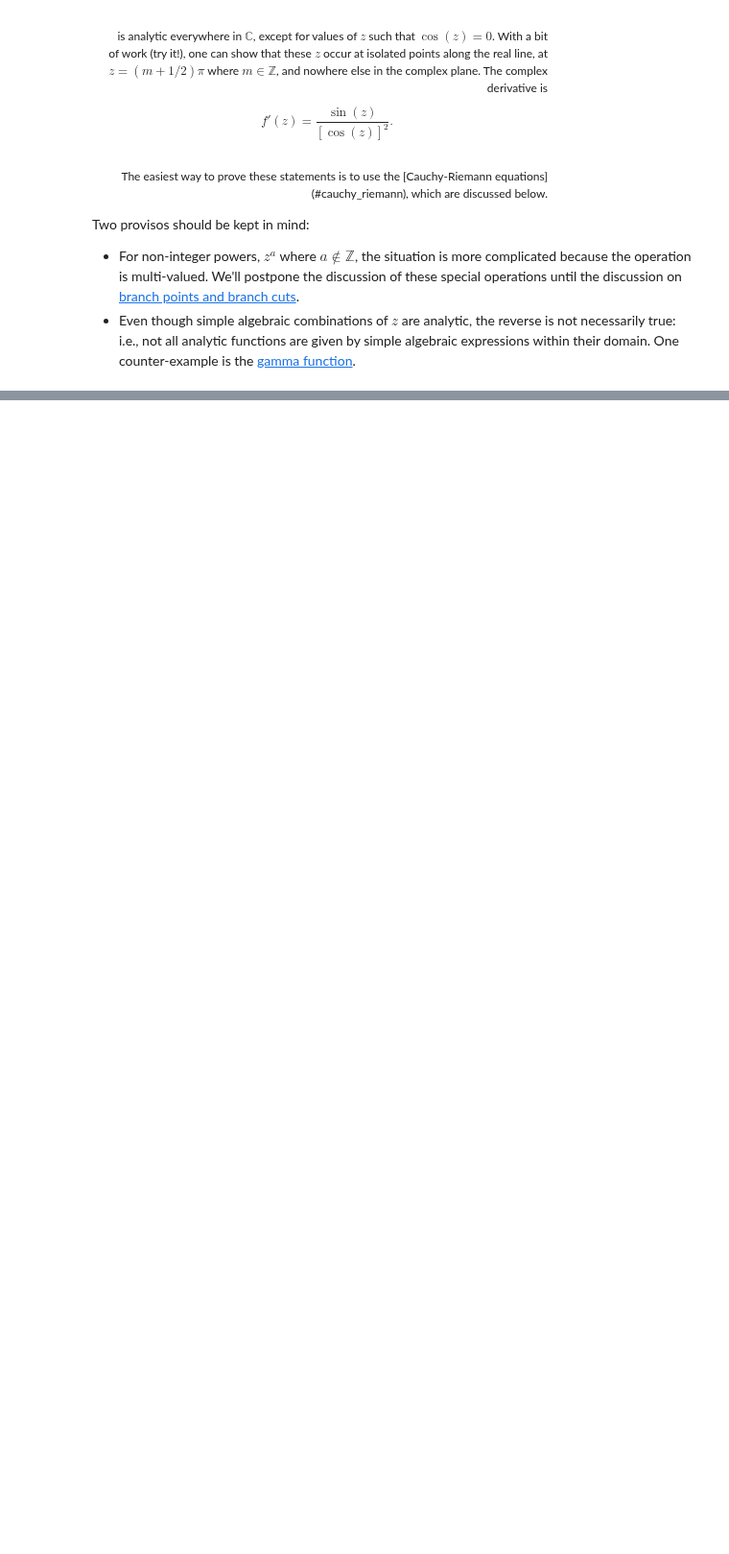
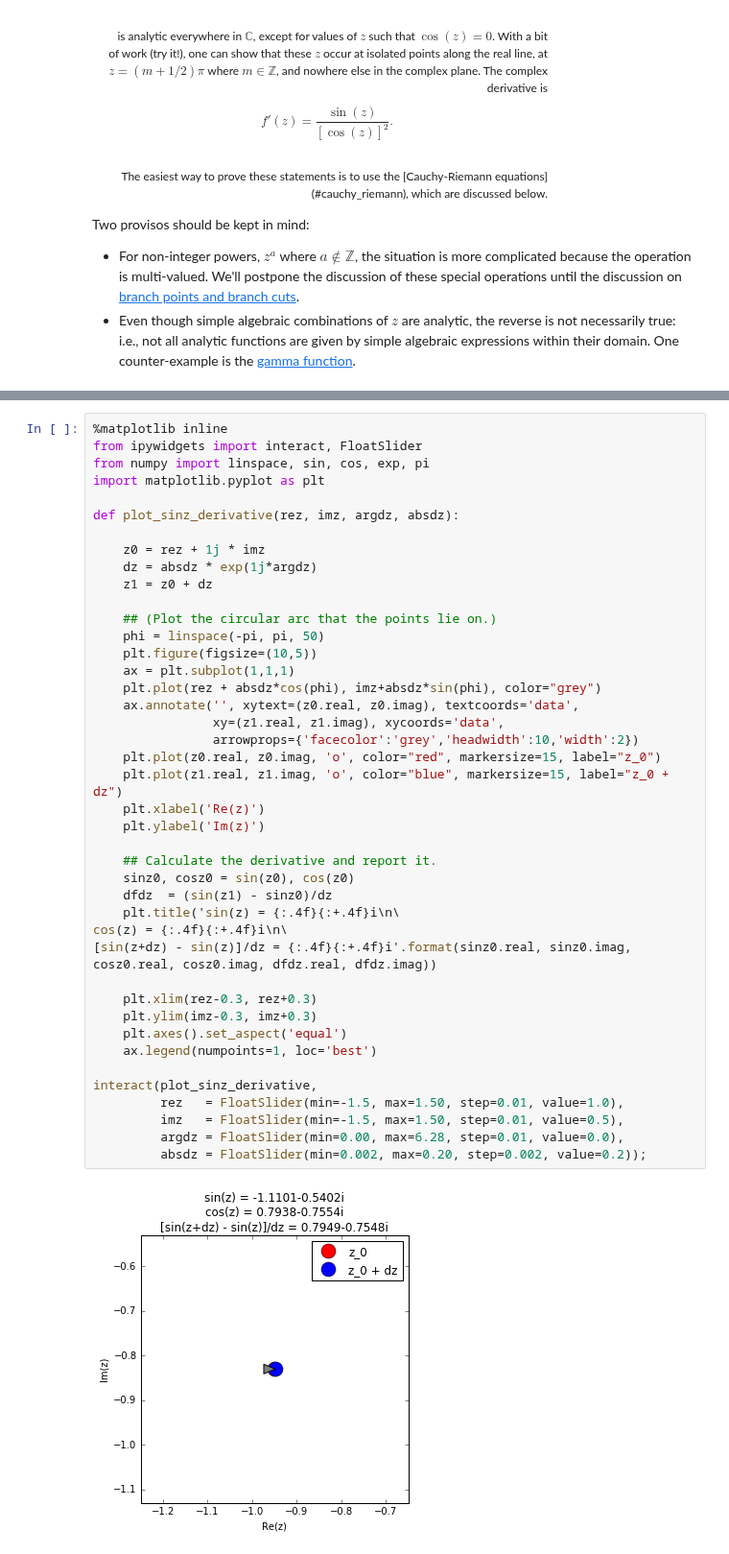
Before and after one commit to seewhydee/ntuphys_nb, a Jupyter notebook: complex_derivatives.ipynb, the cells around one changed output, grey strips where cells are left out. Shown at 96% size. Saved outputs shown, nothing was run; the diff lists cells and outputs as text; blank space fills up the shorter version.

```diff
--- a/complex_derivatives.ipynb
+++ b/complex_derivatives.ipynb
@@ -81,3 +87,47 @@ Two provisos should be kept in mind:
+# %%
+%matplotlib inline
+from ipywidgets import interact, FloatSlider
+from numpy import linspace, sin, cos, exp, pi
+import matplotlib.pyplot as plt
+
+def plot_sinz_derivative(rez, imz, argdz, absdz):
+
+    z0 = rez + 1j * imz
+    dz = absdz * exp(1j*argdz)
+    z1 = z0 + dz
+
+    ## (Plot the circular arc that the points lie on.)
+    phi = linspace(-pi, pi, 50)
+    plt.figure(figsize=(10,5))
+    ax = plt.subplot(1,1,1)
+    plt.plot(rez + absdz*cos(phi), imz+absdz*sin(phi), color="grey")
+    ax.annotate('', xytext=(z0.real, z0.imag), textcoords='data',
+                xy=(z1.real, z1.imag), xycoords='data',
+                arrowprops={'facecolor':'grey','headwidth':10,'width':2})
+    plt.plot(z0.real, z0.imag, 'o', color="red", markersize=15, label="z_0")
+    plt.plot(z1.real, z1.imag, 'o', color="blue", markersize=15, label="z_0 + dz")
+    plt.xlabel('Re(z)')
+    plt.ylabel('Im(z)')
+
+    ## Calculate the derivative and report it.
+    sinz0, cosz0 = sin(z0), cos(z0)
+    dfdz  = (sin(z1) - sinz0)/dz
+    plt.title('sin(z) = {:.4f}{:+.4f}i\n\
+cos(z) = {:.4f}{:+.4f}i\n\
+[sin(z+dz) - sin(z)]/dz = {:.4f}{:+.4f}i'.format(sinz0.real, sinz0.imag, cosz0.real, cosz0.imag, dfdz.real, dfdz.imag))
+
+    plt.xlim(rez-0.3, rez+0.3)
+    plt.ylim(imz-0.3, imz+0.3)
+    plt.axes().set_aspect('equal')
+    ax.legend(numpoints=1, loc='best')
+
+interact(plot_sinz_derivative,
+         rez   = FloatSlider(min=-1.5, max=1.50, step=0.01, value=1.0),
+         imz   = FloatSlider(min=-1.5, max=1.50, step=0.01, value=0.5),
+         argdz = FloatSlider(min=0.00, max=6.28, step=0.01, value=0.0),
+         absdz = FloatSlider(min=0.002, max=0.20, step=0.002, value=0.2));
+# %% [output]
+[figure, added]
 # %% [markdown]
 ## Cauchy-Riemann equations<a name="cauchy_riemann"></a>
 
```
Also changed, not shown: parts of 1 cell of this notebook, 1 other file.
